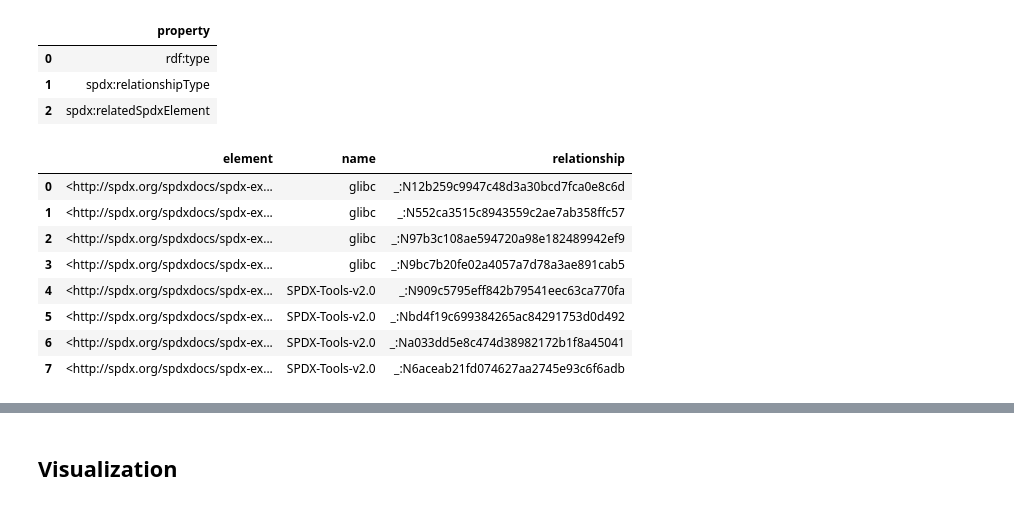
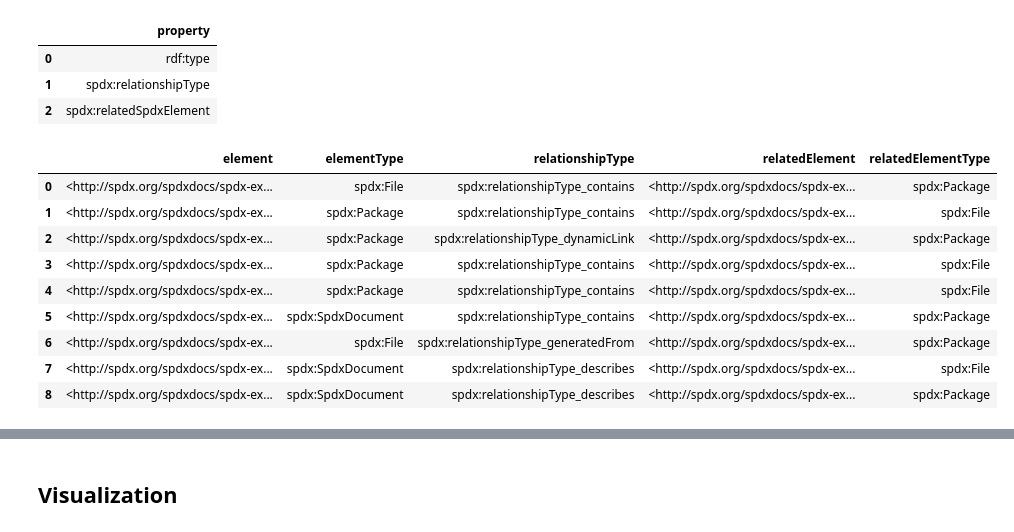
Before and after one commit to nd-crane/sbom-analysis, a Jupyter notebook: nbs/spdx_example.ipynb, the cells around one changed output, grey strips where cells are left out. Drawn from its saved outputs; the diff is of its cells as text; code cells hidden in the pictures.

```diff
--- a/nbs/spdx_example.ipynb
+++ b/nbs/spdx_example.ipynb
@@ -429,22 +429,32 @@ df
 | 2 | spdx:relatedSpdxElement |
 # %%
 query = """
-SELECT ?element ?name ?relationship
+PREFIX spdx:<http://spdx.org/rdf/terms#>
+SELECT ?element ?elementType ?relationshipType ?relatedElement ?relatedElementType
 WHERE {
-       ?element spdx:name ?name .
-       ?element spdx:relationship ?relationship .
+  ?element spdx:relationship ?relationship .
+  ?element rdf:type ?elementType .
+  ?relationship spdx:relatedSpdxElement ?relatedElement .
+  ?relationship spdx:relationshipType ?relationshipType .
+  ?relatedElement rdf:type ?relatedElementType .
 }
 """
 
-rels = kg.query_as_df(query)
-rels
+#for row in kg.query(query):
+#    print(row.asdict())
+#    print()
+
+
+df = kg.query_as_df(query)
+df
 # %% [output]
-|  | element | name | relationship |
-| 0 | <http://spdx.org/spdxdocs/spdx-ex... | glibc | _:N12b259c9947c48d3a30bcd7fca0e8c6d |
-| 1 | <http://spdx.org/spdxdocs/spdx-ex... | glibc | _:N552ca3515c8943559c2ae7ab358ffc57 |
-| 2 | <http://spdx.org/spdxdocs/spdx-ex... | glibc | _:N97b3c108ae594720a98e182489942ef9 |
-| 3 | <http://spdx.org/spdxdocs/spdx-ex... | glibc | _:N9bc7b20fe02a4057a7d78a3ae891cab5 |
-| 4 | <http://spdx.org/spdxdocs/spdx-ex... | SPDX-Tools-v2.0 | _:N909c5795eff842b79541eec63ca770fa |
-| 5 | <http://spdx.org/spdxdocs/spdx-ex... | SPDX-Tools-v2.0 | _:Nbd4f19c699384265ac84291753d0d492 |
-| 6 | <http://spdx.org/spdxdocs/spdx-ex... | SPDX-Tools-v2.0 | _:Na033dd5e8c474d38982172b1f8a45041 |
-| 7 | <http://spdx.org/spdxdocs/spdx-ex... | SPDX-Tools-v2.0 | _:N6aceab21fd074627aa2745e93c6f6adb |
+|  | element | elementType | relationshipType | relatedElement | relatedElementType |
+| 0 | <http://spdx.org/spdxdocs/spdx-ex... | spdx:File | spdx:relationshipType_contains | <http://spdx.org/spdxdocs/spdx-ex... | spdx:Package |
+| 1 | <http://spdx.org/spdxdocs/spdx-ex... | spdx:Package | spdx:relationshipType_contains | <http://spdx.org/spdxdocs/spdx-ex... | spdx:File |
+| 2 | <http://spdx.org/spdxdocs/spdx-ex... | spdx:Package | spdx:relationshipType_dynamicLink | <http://spdx.org/spdxdocs/spdx-ex... | spdx:Package |
+| 3 | <http://spdx.org/spdxdocs/spdx-ex... | spdx:Package | spdx:relationshipType_contains | <http://spdx.org/spdxdocs/spdx-ex... | spdx:File |
+| 4 | <http://spdx.org/spdxdocs/spdx-ex... | spdx:Package | spdx:relationshipType_contains | <http://spdx.org/spdxdocs/spdx-ex... | spdx:File |
+| 5 | <http://spdx.org/spdxdocs/spdx-ex... | spdx:SpdxDocument | spdx:relationshipType_contains | <http://spdx.org/spdxdocs/spdx-ex... | spdx:Package |
+| 6 | <http://spdx.org/spdxdocs/spdx-ex... | spdx:File | spdx:relationshipType_generatedFrom | <http://spdx.org/spdxdocs/spdx-ex... | spdx:Package |
+| 7 | <http://spdx.org/spdxdocs/spdx-ex... | spdx:SpdxDocument | spdx:relationshipType_describes | <http://spdx.org/spdxdocs/spdx-ex... | spdx:File |
+| 8 | <http://spdx.org/spdxdocs/spdx-ex... | spdx:SpdxDocument | spdx:relationshipType_describes | <http://spdx.org/spdxdocs/spdx-ex... | spdx:Package |
```
Also changed, not shown: parts of 2 cells of this notebook, 2 other files.
